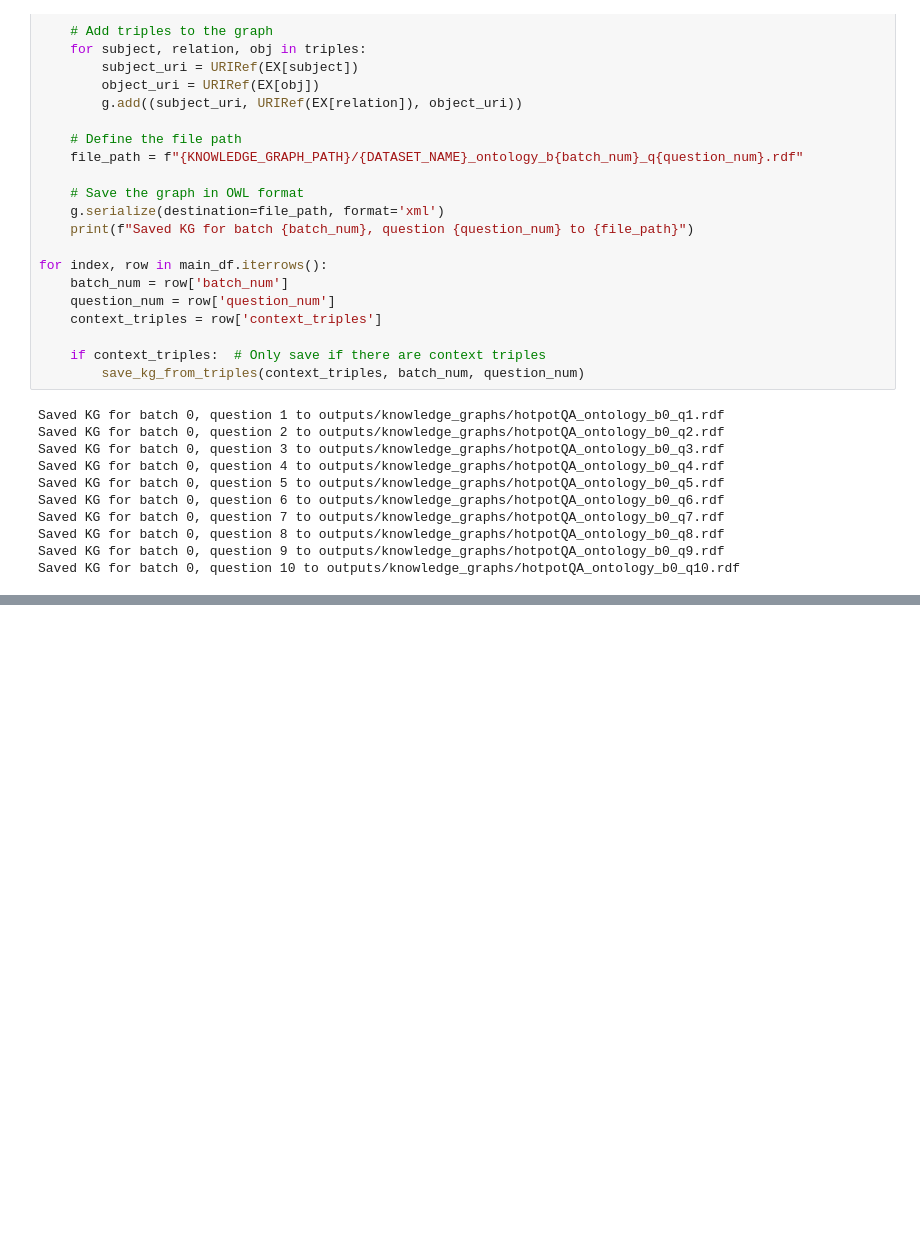
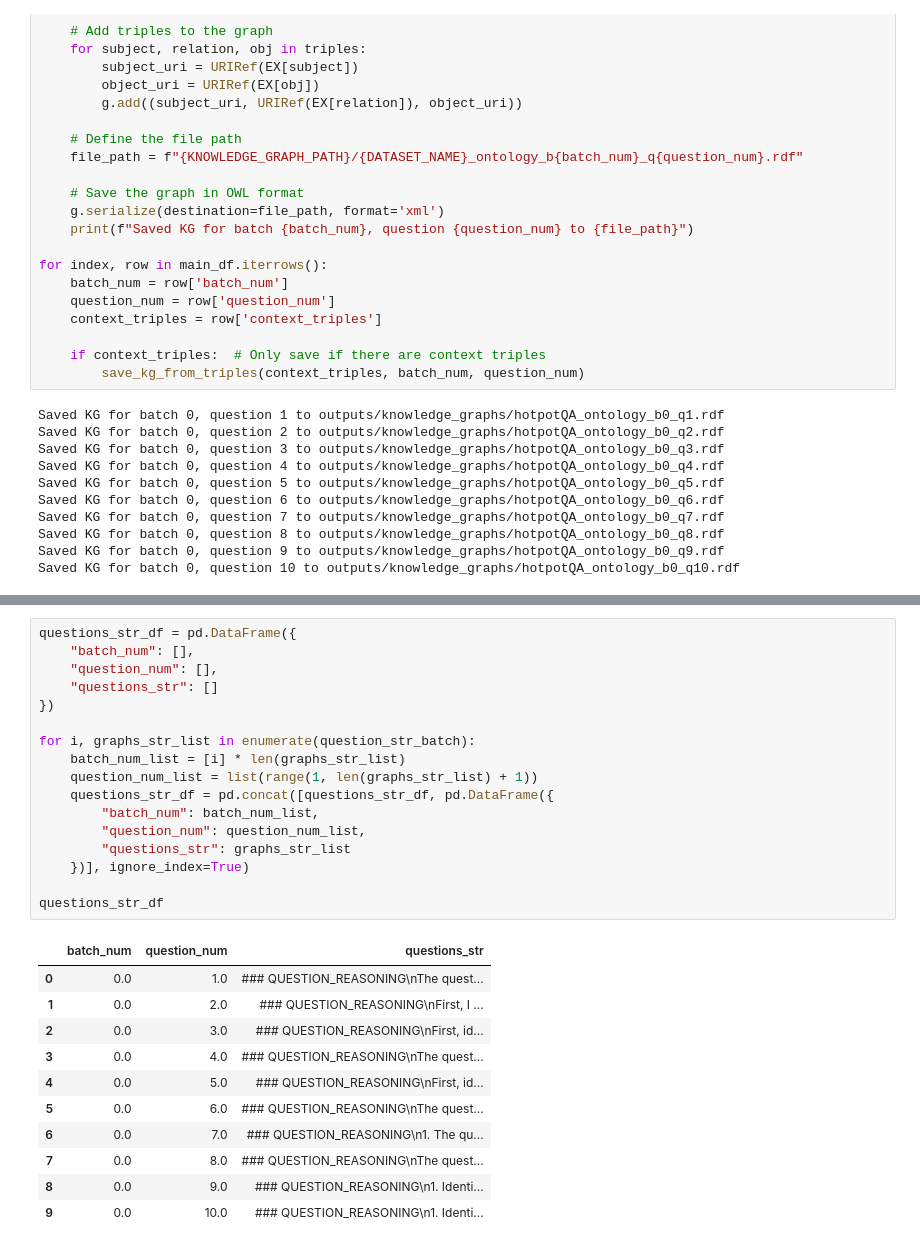
Before and after one commit to CDAC-lab/research-llm-graph-reasoning, a Jupyter notebook: analyze_hotpotqa_complex_entity_prediction.ipynb, the cells around one changed output, grey strips where cells are left out. Drawn from its saved outputs; the diff is of its cells as text; blank space fills up the shorter version.

```diff
--- a/analyze_hotpotqa_complex_entity_prediction.ipynb
+++ b/analyze_hotpotqa_complex_entity_prediction.ipynb
@@ -549,0 +645,29 @@ Saved KG for batch 0, question 10 to outputs/knowledge_graphs/hotpotQA_ontology_
+# %%
+questions_str_df = pd.DataFrame({
+    "batch_num": [],
+    "question_num": [],
+    "questions_str": []
+})
+
+for i, graphs_str_list in enumerate(question_str_batch):
+    batch_num_list = [i] * len(graphs_str_list)
+    question_num_list = list(range(1, len(graphs_str_list) + 1))
+    questions_str_df = pd.concat([questions_str_df, pd.DataFrame({
+        "batch_num": batch_num_list,
+        "question_num": question_num_list,
+        "questions_str": graphs_str_list
+    })], ignore_index=True)
+
+questions_str_df
+# %% [output]
+|  | batch_num | question_num | questions_str |
+| 0 | 0.0 | 1.0 | ### QUESTION_REASONING\nThe quest... |
+| 1 | 0.0 | 2.0 | ### QUESTION_REASONING\nFirst, I ... |
+| 2 | 0.0 | 3.0 | ### QUESTION_REASONING\nFirst, id... |
+| 3 | 0.0 | 4.0 | ### QUESTION_REASONING\nThe quest... |
+| 4 | 0.0 | 5.0 | ### QUESTION_REASONING\nFirst, id... |
+| 5 | 0.0 | 6.0 | ### QUESTION_REASONING\nThe quest... |
+| 6 | 0.0 | 7.0 | ### QUESTION_REASONING\n1. The qu... |
+| 7 | 0.0 | 8.0 | ### QUESTION_REASONING\nThe quest... |
+| 8 | 0.0 | 9.0 | ### QUESTION_REASONING\n1. Identi... |
+| 9 | 0.0 | 10.0 | ### QUESTION_REASONING\n1. Identi... |
```
Also changed, not shown: parts of 30 cells of this notebook.
